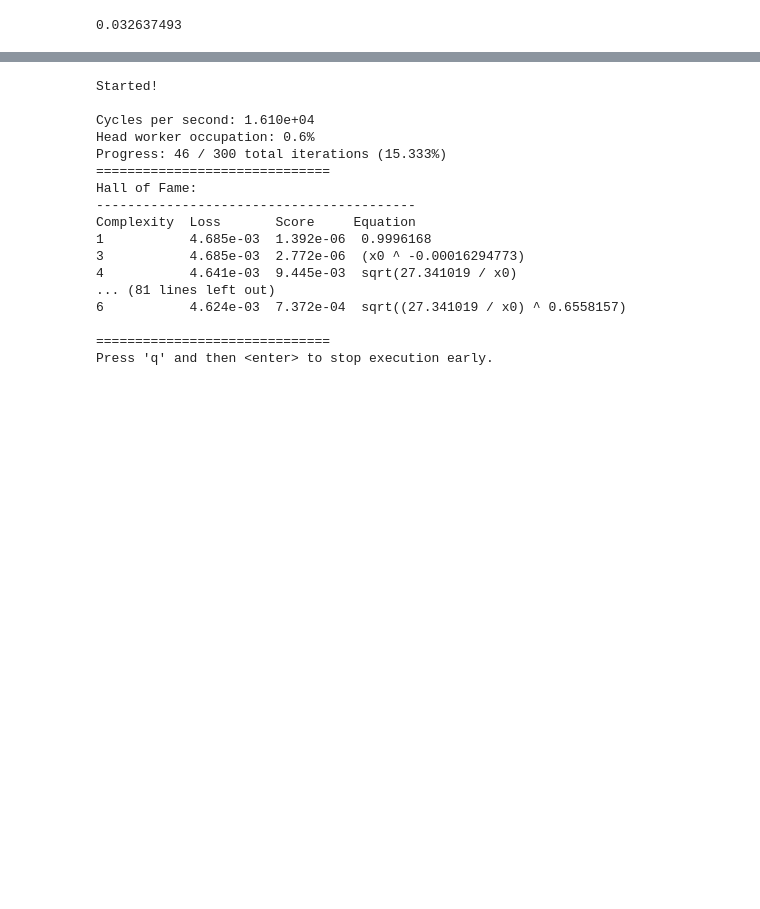
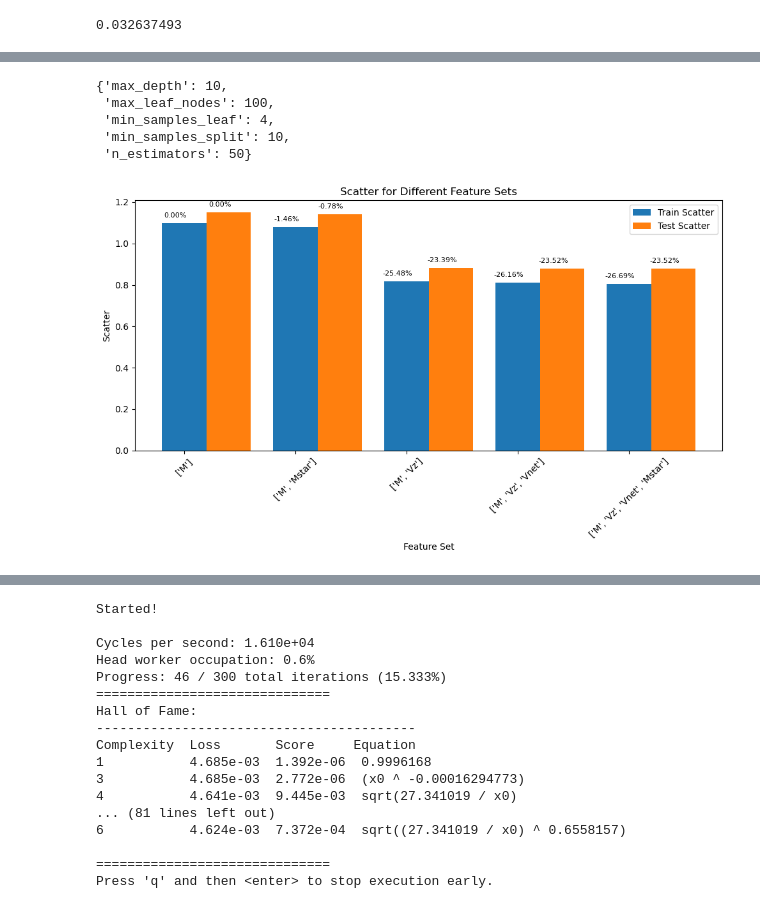
Before and after one commit to antolonappan/kSZscaler, a Jupyter notebook: Notebooks/density.ipynb, the cells around one changed output, grey strips where cells are left out. Drawn from its saved outputs; the diff is of its cells as text; code cells hidden in the pictures; blank space fills up the shorter version.

```diff
--- a/Notebooks/density.ipynb
+++ b/Notebooks/density.ipynb
@@ -39,0 +169,4 @@ train_df, test_df = train_test_split(df, train_size=0.3, random_state=42)
+# %%
+
+project = ScatterReductionProject(df)
+project.split_data()
@@ -40 +185,30 @@ train_df, test_df = train_test_split(df, train_size=0.3, random_state=42)
+# %%
+best = {'max_depth': 10,
+ 'max_leaf_nodes': 100,
+ 'min_samples_leaf': 4,
+ 'min_samples_split': 10,
+ 'n_estimators': 50}
+# %%
+project.best_hyperparameters = best
+# %%
+project.best_hyperparameters
+# %% [output]
+{'max_depth': 10,
+ 'max_leaf_nodes': 100,
+ 'min_samples_leaf': 4,
+ 'min_samples_split': 10,
+ 'n_estimators': 50}
+# %%
+
+# Fit the model using the best hyperparameters for different feature sets
+project.fit_with_hyperparameters(['M'], 'Y')
+project.fit_with_hyperparameters(['M', 'Mstar'], 'Y')
+project.fit_with_hyperparameters(['M','Vz'], 'Y')
+project.fit_with_hyperparameters(['M','Vz', 'Vnet'], 'Y')
+project.fit_with_hyperparameters(['M','Vz', 'Vnet','Mstar'], 'Y')
+
+# Calculate and plot the scatter for each feature set
+project.plot_scatter_statistics()
+# %% [output]
+[figure, added]
 # %%
```
Also changed, not shown: parts of 37 cells of this notebook, 20 other files.
